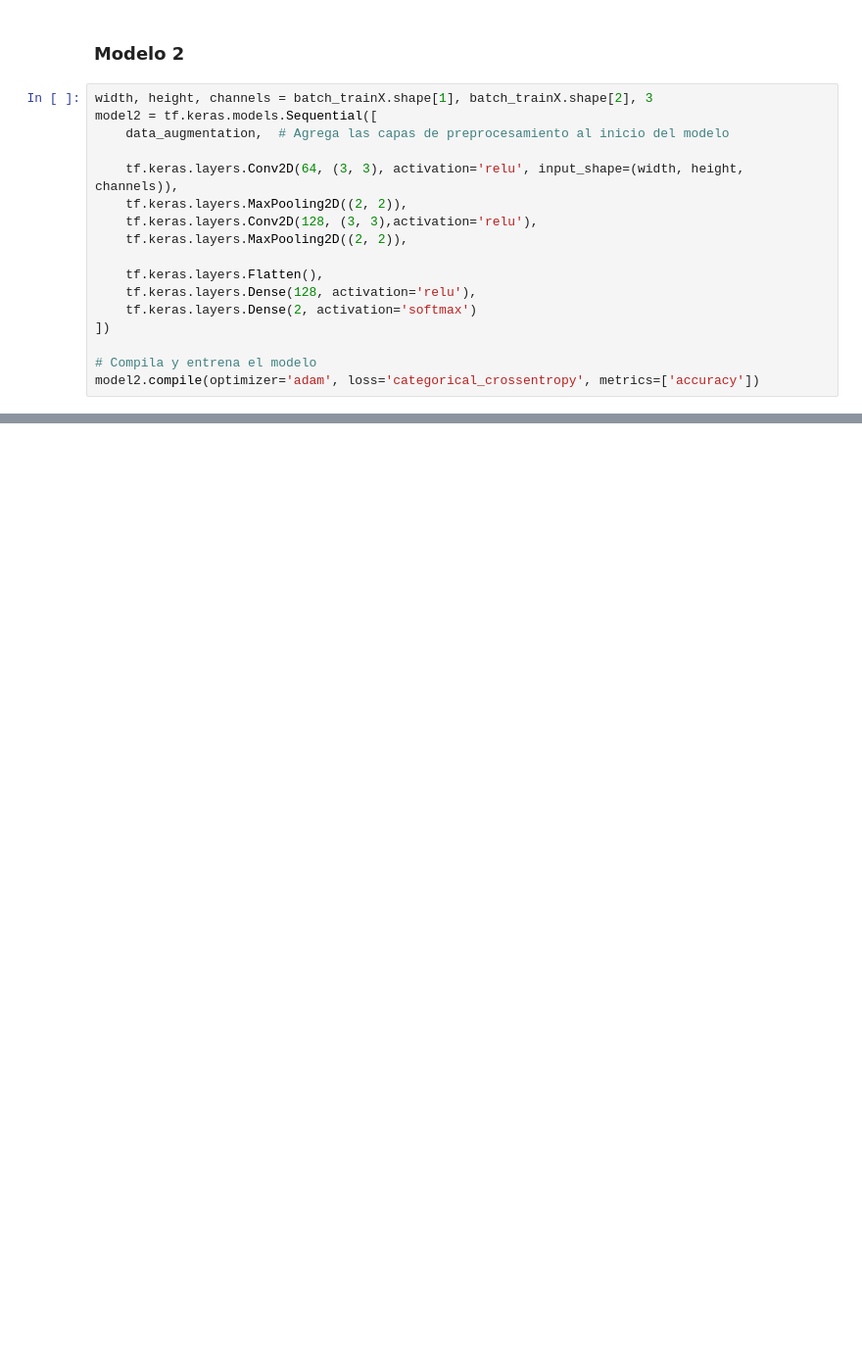
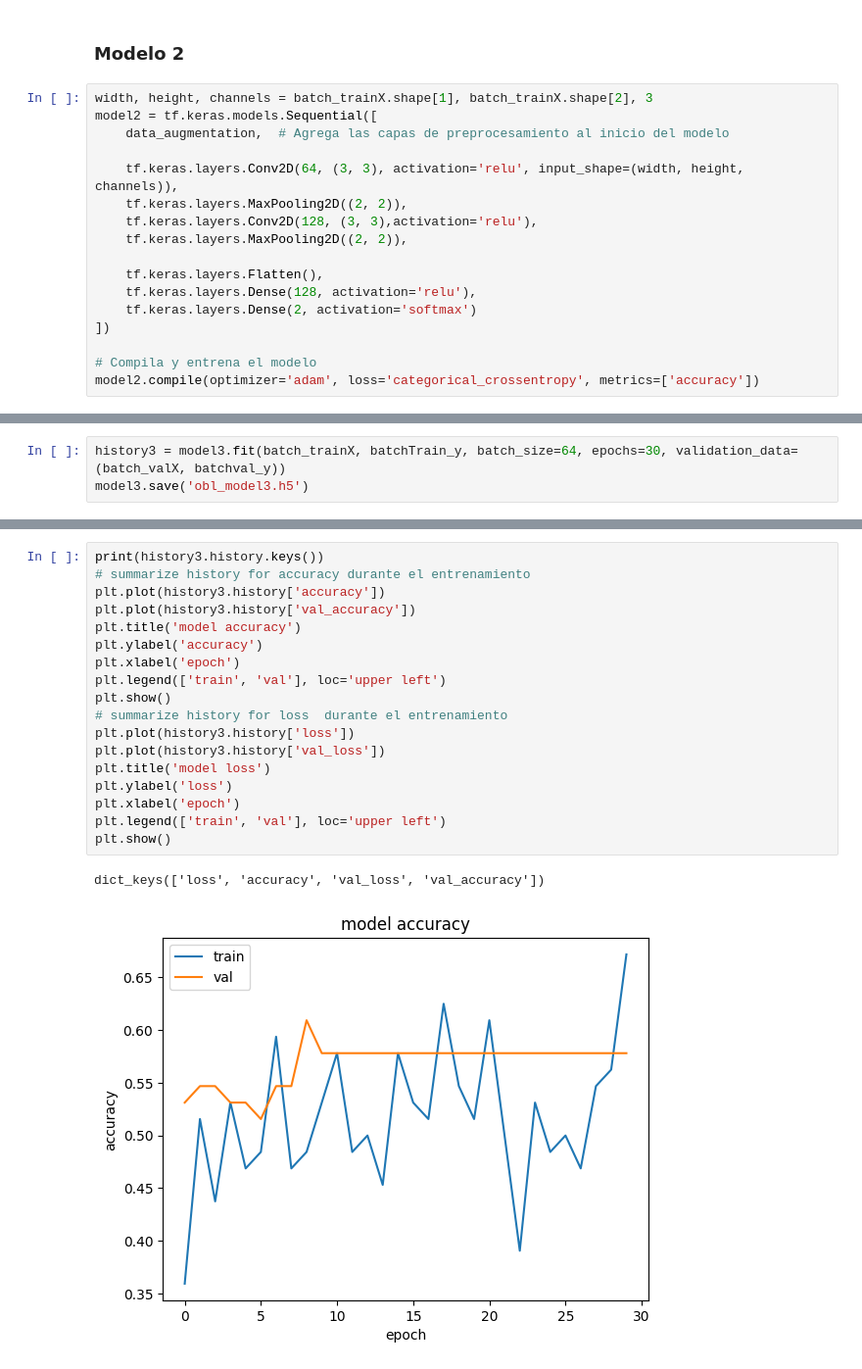
Before and after one commit to jrodriguezshaw/mlprodobl, a Jupyter notebook: entrenamiento_obl.ipynb, the cells around one changed output, grey strips where cells are left out. Shown at 98% size. Drawn from its saved outputs; the diff is of its cells as text; blank space fills up the shorter version.

```diff
--- a/entrenamiento_obl.ipynb
+++ b/entrenamiento_obl.ipynb
@@ -431,0 +477,3 @@ Test Accuracy: 0.576
+# %%
+history3 = model3.fit(batch_trainX, batchTrain_y, batch_size=64, epochs=30, validation_data=(batch_valX, batchval_y))
+model3.save('obl_model3.h5')
@@ -431,0 +518,21 @@ Test Accuracy: 0.576
+# %%
+print(history3.history.keys())
+# summarize history for accuracy durante el entrenamiento
+plt.plot(history3.history['accuracy'])
+plt.plot(history3.history['val_accuracy'])
+plt.title('model accuracy')
+plt.ylabel('accuracy')
+plt.xlabel('epoch')
+plt.legend(['train', 'val'], loc='upper left')
+plt.show()
+# summarize history for loss  durante el entrenamiento
+plt.plot(history3.history['loss'])
+plt.plot(history3.history['val_loss'])
+plt.title('model loss')
+plt.ylabel('loss')
+plt.xlabel('epoch')
+plt.legend(['train', 'val'], loc='upper left')
+plt.show()
+# %% [output]
+dict_keys(['loss', 'accuracy', 'val_loss', 'val_accuracy'])
+[figure, added]
```
Also changed, not shown: parts of 28 cells of this notebook.
